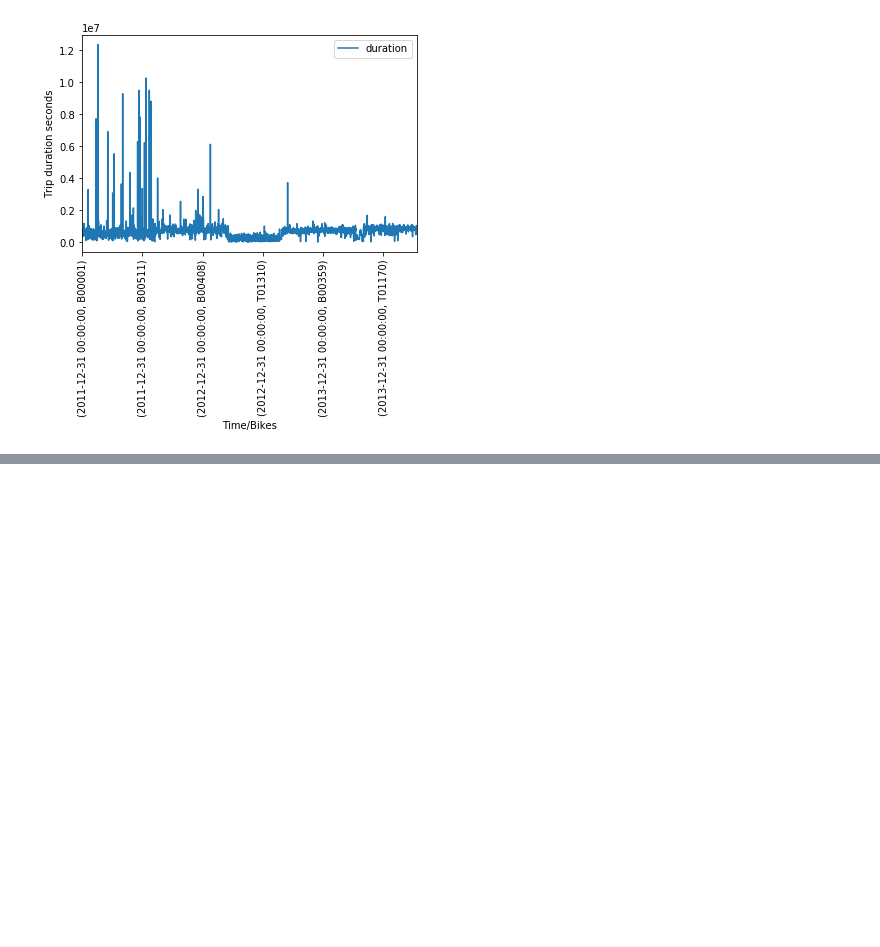
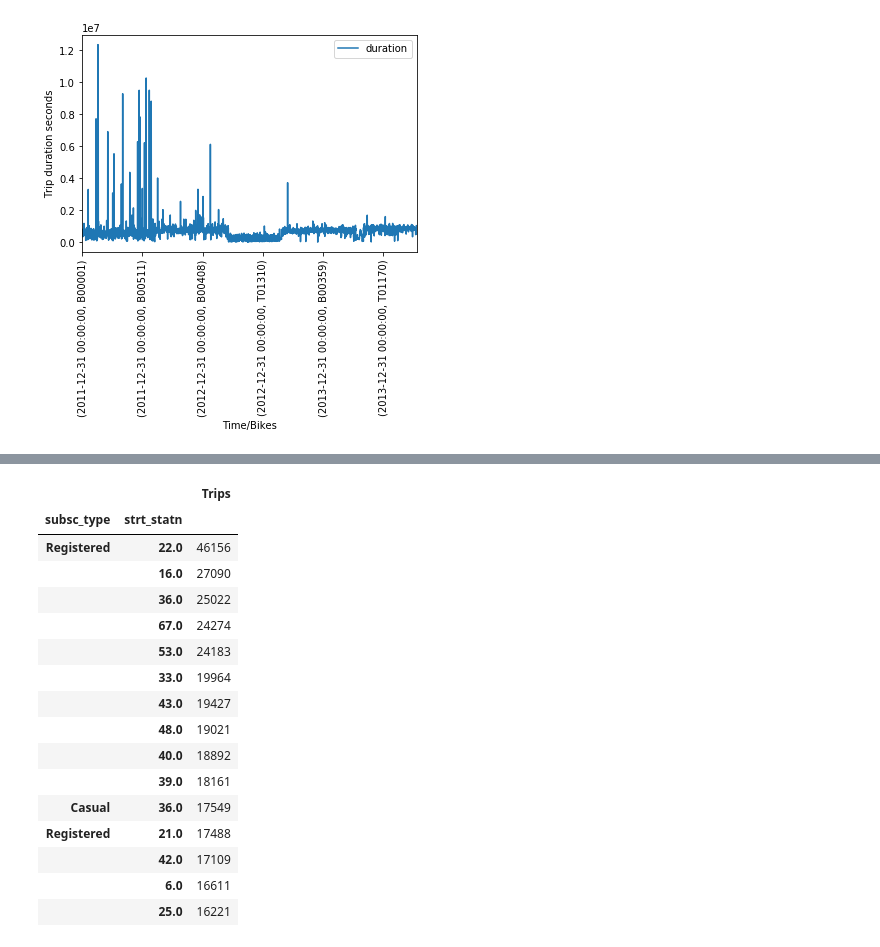
Before and after one commit to jisanos/Hubway-Data-Visualization-Challenge, a Jupyter notebook: Exam_Script.ipynb, the cells around one changed output, grey strips where cells are left out. Saved outputs shown, nothing was run; the diff lists cells and outputs as text; code cells hidden in the pictures; blank space fills up the shorter version.

```diff
--- a/Exam_Script.ipynb
+++ b/Exam_Script.ipynb
@@ -564,0 +580,20 @@ Currently the graph is pretty tight, but I can infer from it that initially some
+# %%
+registered_count.head(15)
+# %% [output]
+|  |  | Trips |
+| subsc_type | strt_statn |  |
+| Registered | 22.0 | 46156 |
+|  | 16.0 | 27090 |
+|  | 36.0 | 25022 |
+|  | 67.0 | 24274 |
+|  | 53.0 | 24183 |
+|  | 33.0 | 19964 |
+|  | 43.0 | 19427 |
+|  | 48.0 | 19021 |
+|  | 40.0 | 18892 |
+|  | 39.0 | 18161 |
+| Casual | 36.0 | 17549 |
+| Registered | 21.0 | 17488 |
+|  | 42.0 | 17109 |
+|  | 6.0 | 16611 |
+|  | 25.0 | 16221 |
```
Also changed, not shown: parts of 6 cells of this notebook.
